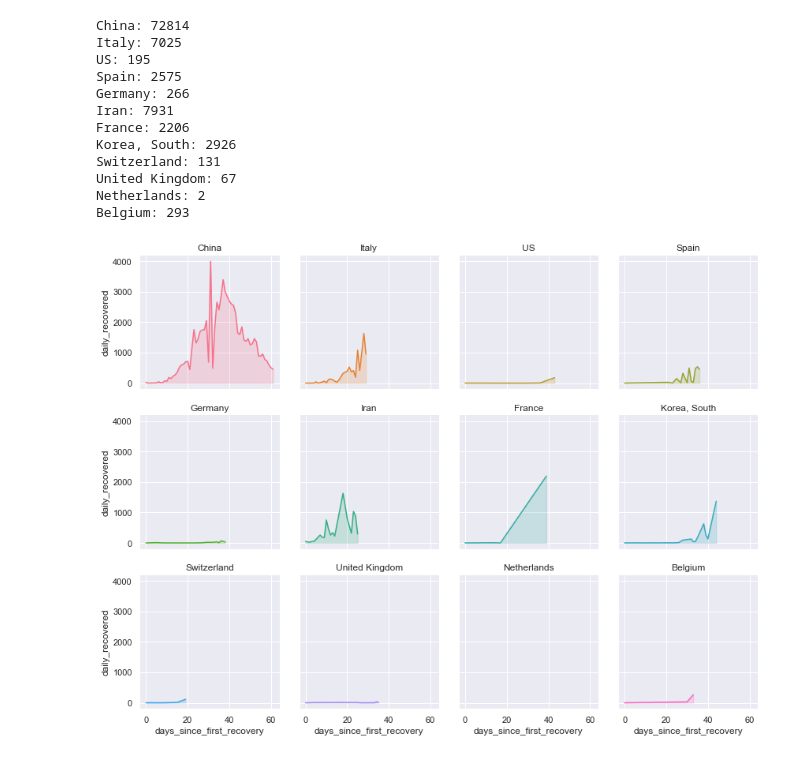
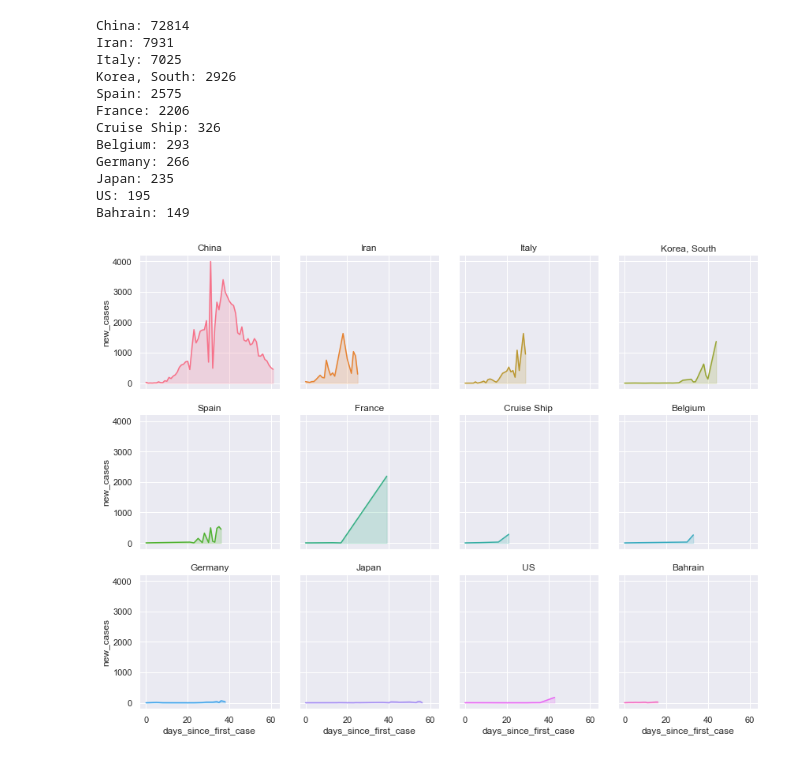
Before and after one commit to denisfookune/covid19-dailycases, a Jupyter notebook: covid19_JHU.ipynb, the cells around one changed output. Cells and saved outputs as stored; diff of their text form; code cells hidden in the pictures.

```diff
--- a/covid19_JHU.ipynb
+++ b/covid19_JHU.ipynb
@@ -178,38 +124,18 @@ df_all_recovered['date'] = pd.to_datetime(df_all_recovered['date'])
-# %%
-groups_recovered =  df_all_recovered.groupby('country')
-top10_df = df_all_recovered[df_all_recovered['country'].isin(top10)]
-df_list = list()
-for c in top10:
-    first_case = top10_df[top10_df['country'] == c]['date'].min()
-    days_since_first_case = top10_df[top10_df['country'] == c]['date'] - first_case
-    country_df = pd.DataFrame()
-    country_df['days_since_first_recovery'] = days_since_first_case
-    country_df['daily_recovered'] =  np.int64(top10_df[top10_df['country'] == c]['daily_new_cases'])
-    country_df['Country'] = c
-    df_list.append(country_df)
-    print('{}: {}'.format(c, country_df['daily_recovered'].sum()))
-
-countries_df_recovered = pd.concat(df_list, ignore_index=True)
-countries_df_recovered['days_since_first_recovery'] = countries_df_recovered['days_since_first_recovery'].dt.days
-# %% [output]
-China: 72814
-Italy: 7025
-US: 195
-Spain: 2575
-Germany: 266
-Iran: 7931
-France: 2206
-Korea, South: 2926
-Switzerland: 131
-United Kingdom: 67
-Netherlands: 2
-Belgium: 293
-# %%
-#sns.set(style="ticks")
-with sns.axes_style("darkgrid"):
-    grid = sns.FacetGrid(countries_df_recovered, col="Country", hue='Country', col_wrap=4, height=3)
-    #grid.map(plt.plot, "days_since_first_recovery", "daily_recovered", marker="o", )
-    grid.map(plt.plot, "days_since_first_recovery", "daily_recovered")
-    grid.map(plt.fill_between, "days_since_first_recovery", "daily_recovered", alpha=0.2).set_titles("{col_name}")
-# %% [output]
-[figure, removed]
+# %%
+recovered_df = get_jhu_dataset('time_series_19-covid-Recovered.csv')
+recovered_countries_df = group_by_country(recovered_df, topN_countries_by_total)
+plot_grid(recovered_countries_df)
+# %% [output]
+China: 72814
+Iran: 7931
+Italy: 7025
+Korea, South: 2926
+Spain: 2575
+France: 2206
+Cruise Ship: 326
+Belgium: 293
+Germany: 266
+Japan: 235
+US: 195
+Bahrain: 149
+[figure, added]
```
Also changed, not shown: parts of 18 cells of this notebook.
